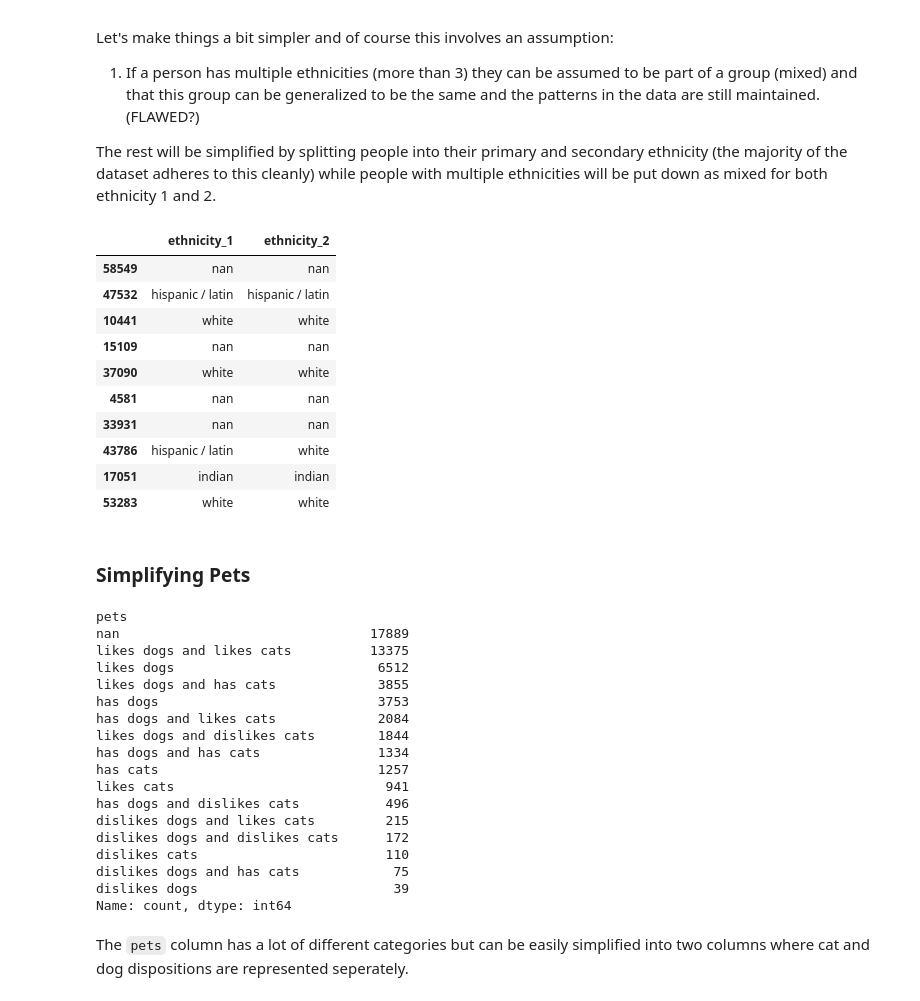
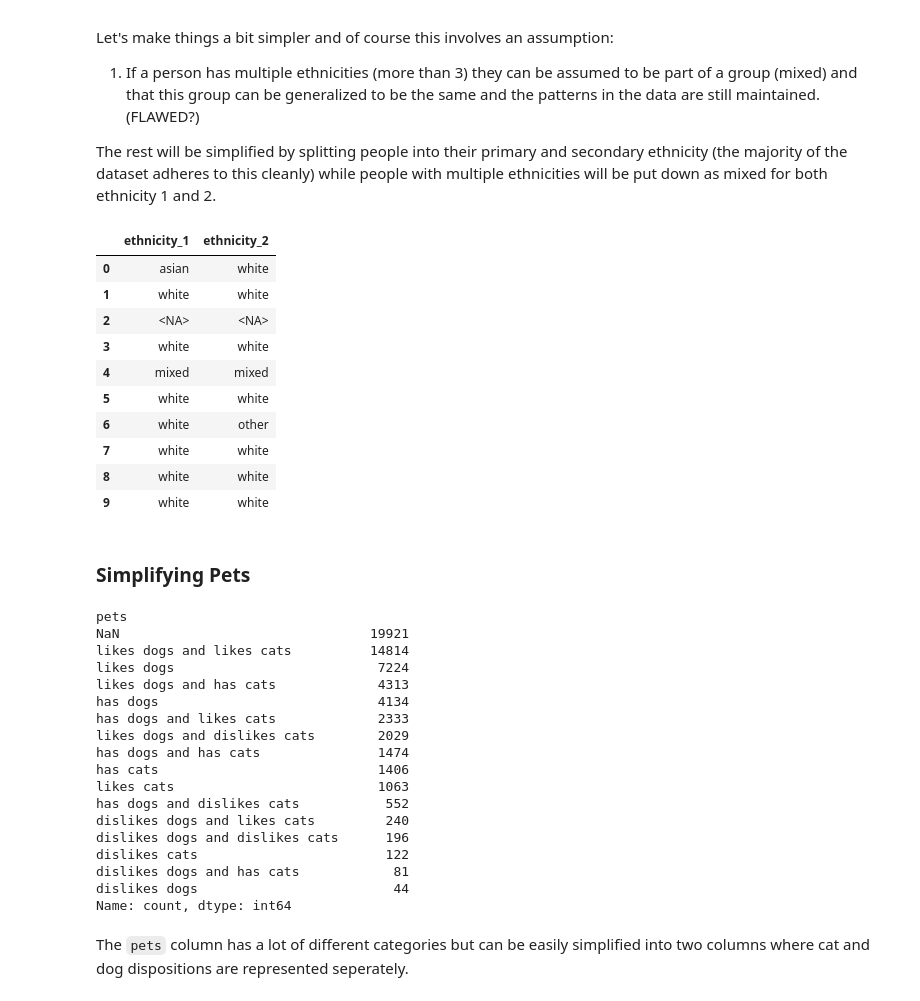
Before and after one commit to BinaryBite/Date-a-scientist, a Jupyter notebook: date-a-scientist.ipynb, the cells around one changed output. Cells and saved outputs as stored; diff of their text form; code cells hidden in the pictures.

```diff
--- a/date-a-scientist.ipynb
+++ b/date-a-scientist.ipynb
@@ -92,0 +104,13 @@ profiles = train_set.copy()
+# %%
+#Here we bring in the profiles with identifiers I have created earlier
+profiles = pd.read_csv("profiles_identifiers.csv")
+
+#As well as the split map
+split_map = pd.read_csv("split_mapping.csv")
+
+new_df = profiles.merge(split_map, on = "unique_id", how = "inner")
+train_df = new_df[new_df["which_set"] == "train"]
+test_df = new_df[new_df["which_set"] == "test"]
+
+working = train_df.copy()
+working.head()
@@ -111,9 +143,6 @@ profiles.duplicated().sum()
 np.int64(0)
 # %% [markdown]
 Looks like we are all clear on duplicate entries.
-# %%
-for col in profiles.select_dtypes(include = 'object').columns:
-    profiles[col] = profiles[col].astype(str)
 # %% [markdown]
 ## Simplifying attributes
 
@@ -197,7 +206,6 @@ profiles['education_level'] = profiles['education'].apply(lambda x: replacer(edu
 edu = ['dropped out', 'working on', 'graduated']
 profiles['education_status'] = profiles['education'].apply(lambda x: replacer(edu, x, 'graduated'))
 
-#get rid of the old education column
-profiles.drop(columns = 'education', inplace = True)
+print(profiles.education_level.value_counts(dropna = False))
 profiles.education_status.value_counts(dropna = False)
 # %% [output]
@@ -266,45 +286,43 @@ def long_handler(x, string1):
 # %%
 profiles.ethnicity = profiles.ethnicity.apply(lambda x: long_handler(x, 'mixed'))
 profiles["ethnicity_1"] = profiles.ethnicity.apply(lambda x: x[0] if isinstance(x, list) else x)
 profiles["ethnicity_2"] = profiles.ethnicity.apply(lambda x: x[1] if isinstance(x, list) else x)
 
-profiles.drop(columns = ['ethnicity'], inplace = True)
-
 profiles[["ethnicity_1", "ethnicity_2"]].head(10)
 # %% [output]
 |  | ethnicity_1 | ethnicity_2 |
-| 58549 | nan | nan |
-| 47532 | hispanic / latin | hispanic / latin |
-| 10441 | white | white |
-| 15109 | nan | nan |
-| 37090 | white | white |
-| 4581 | nan | nan |
-| 33931 | nan | nan |
-| 43786 | hispanic / latin | white |
-| 17051 | indian | indian |
-| 53283 | white | white |
+| 0 | asian | white |
+| 1 | white | white |
+| 2 | <NA> | <NA> |
+| 3 | white | white |
+| 4 | mixed | mixed |
+| 5 | white | white |
+| 6 | white | other |
+| 7 | white | white |
+| 8 | white | white |
+| 9 | white | white |
 # %% [markdown]
 ### Simplifying Pets
 # %%
 profiles.pets.value_counts(dropna = False)
 # %% [output]
 pets
-nan                                17889
-likes dogs and likes cats          13375
-likes dogs                          6512
-likes dogs and has cats             3855
-has dogs                            3753
-has dogs and likes cats             2084
-likes dogs and dislikes cats        1844
-has dogs and has cats               1334
-has cats                            1257
-likes cats                           941
-has dogs and dislikes cats           496
-dislikes dogs and likes cats         215
-dislikes dogs and dislikes cats      172
-dislikes cats                        110
-dislikes dogs and has cats            75
-dislikes dogs                         39
+NaN                                19921
+likes dogs and likes cats          14814
+likes dogs                          7224
+likes dogs and has cats             4313
+has dogs                            4134
+has dogs and likes cats             2333
+likes dogs and dislikes cats        2029
+has dogs and has cats               1474
+has cats                            1406
+likes cats                          1063
+has dogs and dislikes cats           552
+dislikes dogs and likes cats         240
+dislikes dogs and dislikes cats      196
+dislikes cats                        122
+dislikes dogs and has cats            81
+dislikes dogs                         44
 Name: count, dtype: int64
 # %% [markdown]
 The `pets` column has a lot of different categories but can be easily simplified into two columns where cat and dog dispositions are represented seperately.
```
Also changed, not shown: parts of 55 cells of this notebook, 3 other files.
